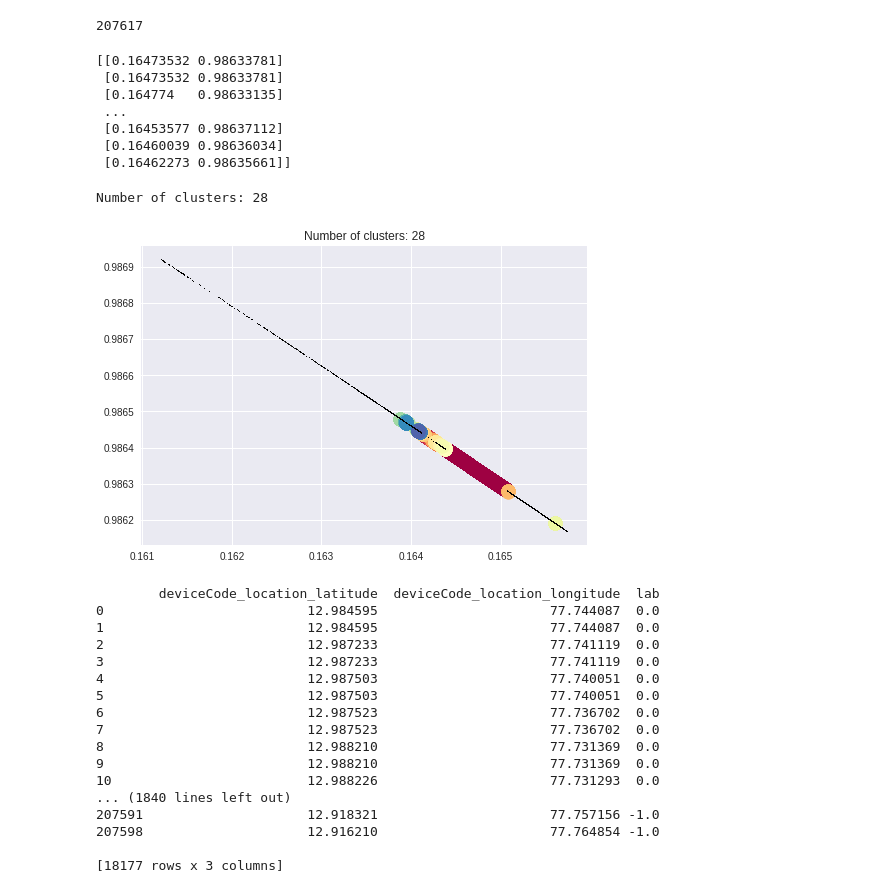
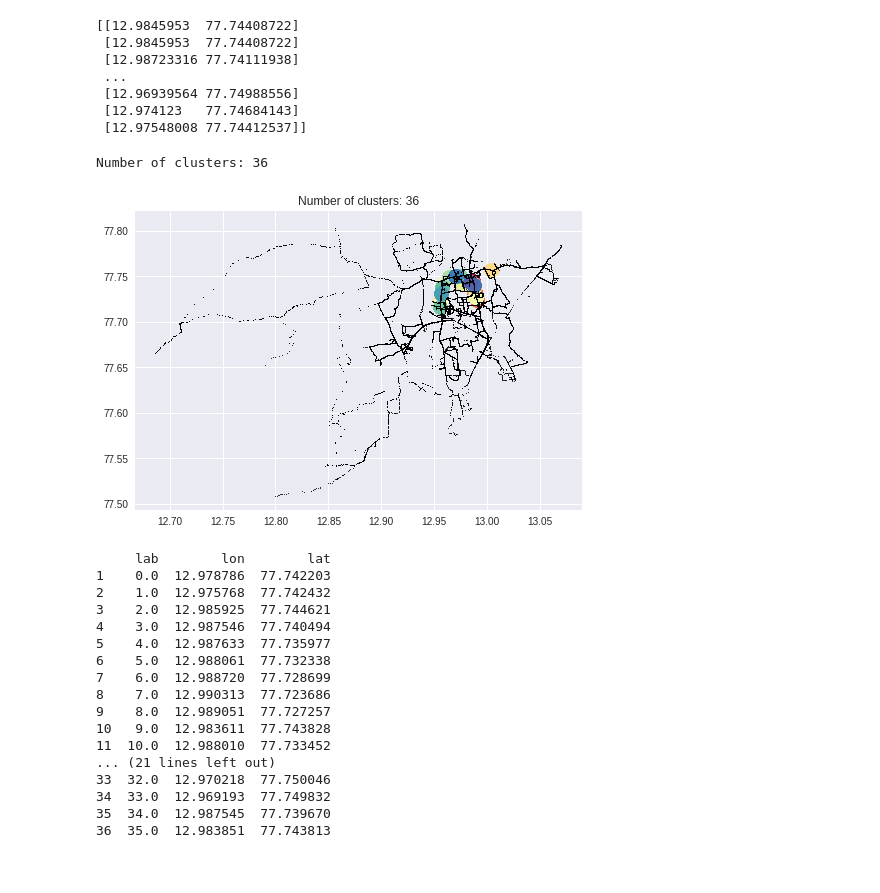
Before and after one commit to daftengineer/MachineLearningProjects, a Jupyter notebook: Accidents_in_Bangalore.ipynb, the cells around one changed output. Cells and saved outputs as stored; diff of their text form; code cells hidden in the pictures.

```diff
--- a/Accidents_in_Bangalore.ipynb
+++ b/Accidents_in_Bangalore.ipynb
@@ -27,3 +29,4 @@ datafile.head()
 # %%
 gpsdata = datafile[['deviceCode_location_latitude','deviceCode_location_longitude']]
 gpsdata.head()
+gpsdataarray = gpsdata.values
@@ -37,72 +33,65 @@ gpsdata.head()
-# %%
-normalizer = Normalizer().fit(gpsdata)
-normalgps = normalizer.transform(gpsdata)
-len(normalgps)
-# %% [output]
-207617
 # %%
-print(normalgps)
+print(gpsdataarray)
 # %% [output]
-[[0.16473532 0.98633781]
- [0.16473532 0.98633781]
- [0.164774   0.98633135]
+[[12.9845953  77.74408722]
+ [12.9845953  77.74408722]
+ [12.98723316 77.74111938]
  ...
- [0.16453577 0.98637112]
- [0.16460039 0.98636034]
- [0.16462273 0.98635661]]
+ [12.96939564 77.74988556]
+ [12.974123   77.74684143]
+ [12.97548008 77.74412537]]
 # %%
-db = DBSCAN(eps=0.000001, min_samples=100).fit(normalgps)
+db = DBSCAN(eps=0.0001, min_samples=200).fit(gpsdataarray)
 samples_initial = np.zeros_like(db.labels_, dtype=bool)
 samples_initial[db.core_sample_indices_] = True
 labels = db.labels_
 n_clusters_ = len(set(labels)) - (1 if -1 in labels else 0)
 print('Number of clusters: %d' % n_clusters_)
 import matplotlib.pyplot as plt
 
 unique_labels = set(labels)
 colors = [plt.cm.Spectral(each)
           for each in np.linspace(0, 1, len(unique_labels))]
 for k, col in zip(unique_labels, colors):
     if k == -1:
         col = [0, 0, 0, 1]
 
     class_member_mask = (labels == k)
 
-    xy = normalgps[class_member_mask & samples_initial]
+    xy = gpsdataarray[class_member_mask & samples_initial]
     plt.plot(xy[:, 0], xy[:, 1], 'o', markerfacecolor=tuple(col),
              markeredgecolor='k', markersize=14)
 
-    xy = normalgps[class_member_mask & ~samples_initial]
+    xy = gpsdataarray[class_member_mask & ~samples_initial]
     plt.plot(xy[:, 0], xy[:, 1], 'o', markerfacecolor=tuple(col),
             markeredgecolor='k', markersize=1)
 
 plt.title('Number of clusters: %d' % n_clusters_)
 plt.show()
 # %% [output]
-Number of clusters: 28
+Number of clusters: 36
-[figure, old version]
+[figure, new version]
 # %%
-f = np.column_stack((normalgps,labels))
+f = np.column_stack((gpsdataarray,labels))
 LabelDF= pd.DataFrame(data=f, columns=['lon','lat','lab'])
-for i in unique_labels:
-    sec = LabelDF[LabelDF.lab == i]
-    merged = pd.merge(sec,datafile,left_index=True,right_index=True)
-    print(merged[['deviceCode_location_latitude','deviceCode_location_longitude','lab']])
+EachLabelPrint = LabelDF.groupby('lab',as_index=False).first()
+pd.set_option('display.max_rows', 500)
+print(EachLabelPrint.head(40)[1:])
 # %% [output]
-        deviceCode_location_latitude  deviceCode_location_longitude  lab
-0                          12.984595                      77.744087  0.0
-1                          12.984595                      77.744087  0.0
-2                          12.987233                      77.741119  0.0
-3                          12.987233                      77.741119  0.0
-4                          12.987503                      77.740051  0.0
-5                          12.987503                      77.740051  0.0
-6                          12.987523                      77.736702  0.0
-7                          12.987523                      77.736702  0.0
-8                          12.988210                      77.731369  0.0
-9                          12.988210                      77.731369  0.0
-10                         12.988226                      77.731293  0.0
-... (1840 lines left out)
-207591                     12.918321                      77.757156 -1.0
-207598                     12.916210                      77.764854 -1.0
-
-[18177 rows x 3 columns]
+     lab        lon        lat
+1    0.0  12.978786  77.742203
+2    1.0  12.975768  77.742432
+3    2.0  12.985925  77.744621
+4    3.0  12.987546  77.740494
+5    4.0  12.987633  77.735977
+6    5.0  12.988061  77.732338
+7    6.0  12.988720  77.728699
+8    7.0  12.990313  77.723686
+9    8.0  12.989051  77.727257
+10   9.0  12.983611  77.743828
+11  10.0  12.988010  77.733452
+... (21 lines left out)
+33  32.0  12.970218  77.750046
+34  33.0  12.969193  77.749832
+35  34.0  12.987545  77.739670
+36  35.0  12.983851  77.743813
```
Also changed, not shown: parts of 2 cells of this notebook.
